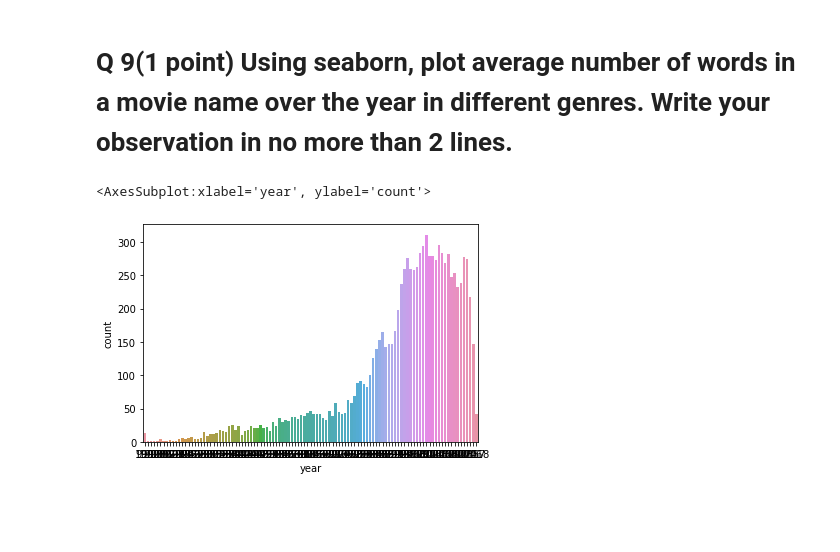
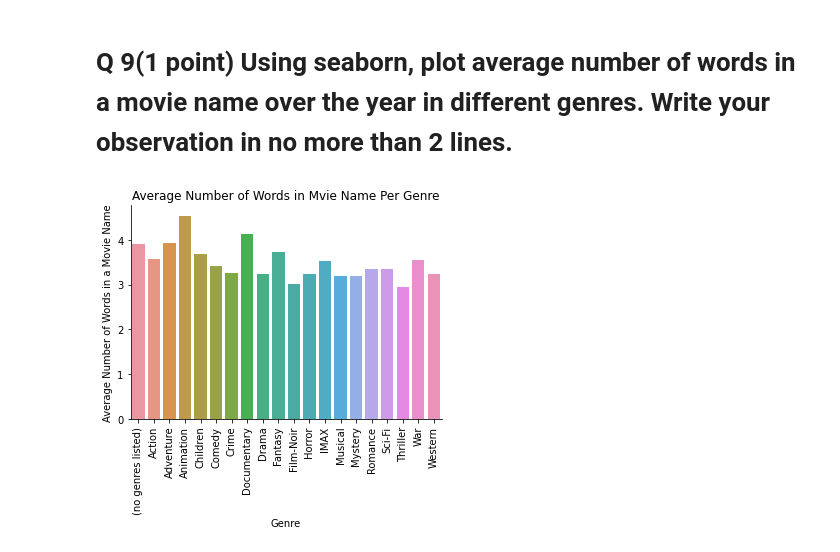
Before and after one commit to benkarabinus/nerdy_data_stuff, a Jupyter notebook: DU/COMP4447/Week7/Week7ProgrammingAssignment/Karabinus_Ben_hw7_movie_analysis_using_pandas.ipynb, the cells around one changed output. Drawn from its saved outputs; the diff is of its cells as text; code cells hidden in the pictures; blank space fills up the shorter version.

```diff
--- a/DU/COMP4447/Week7/Week7ProgrammingAssignment/Karabinus_Ben_hw7_movie_analysis_using_pandas.ipynb
+++ b/DU/COMP4447/Week7/Week7ProgrammingAssignment/Karabinus_Ben_hw7_movie_analysis_using_pandas.ipynb
@@ -218,11 +219,18 @@ movie.head(10)
 10 rows × 24 columns
 # %% [markdown]
 # Q 9(1 point) Using seaborn, plot average number of words in a movie name over the year in different genres. Write your observation in no more than 2 lines.
-# %%
-# Write code here.
-movie['word_count'] = movie['movie_title'].apply(lambda x : len(nltk.RegexpTokenizer(pattern=r'\w+', gaps=False).tokenize(x.lower())))
-movie_stuff = movie.groupby(['year']).aggregate('sum')
-sns.countplot(data=movie, x='year')
-# %% [output]
-<AxesSubplot:xlabel='year', ylabel='count'>
-[figure, removed]
+# %%
+# Write code here.
+"""This code was presented during the live session 5/16/2022"""
+movie_melted = pd.melt(movie, id_vars='movie_title', value_vars=list(unique_genre), var_name='Genre')
+movie_melted['word_count'] = movie_melted['movie_title'].apply(lambda x : len(nltk.RegexpTokenizer(pattern=r'\w+', gaps=False).tokenize(x.lower())))
+movie_melted = movie_melted[movie_melted['value']]
+sns.catplot(x='Genre', y='word_count', data=movie_melted.groupby('Genre', as_index=False)['word_count'].mean(), kind='bar')
+plt.xlabel('Genre')
+plt.ylabel('Average Number of Words in a Movie Name')
+plt.xticks(rotation='vertical')
+plt.title('Average Number of Words in Mvie Name Per Genre')
+plt.tight_layout()
+plt.show()
+# %% [output]
+[figure, added]
```
Also changed, not shown: parts of 3 cells of this notebook.
